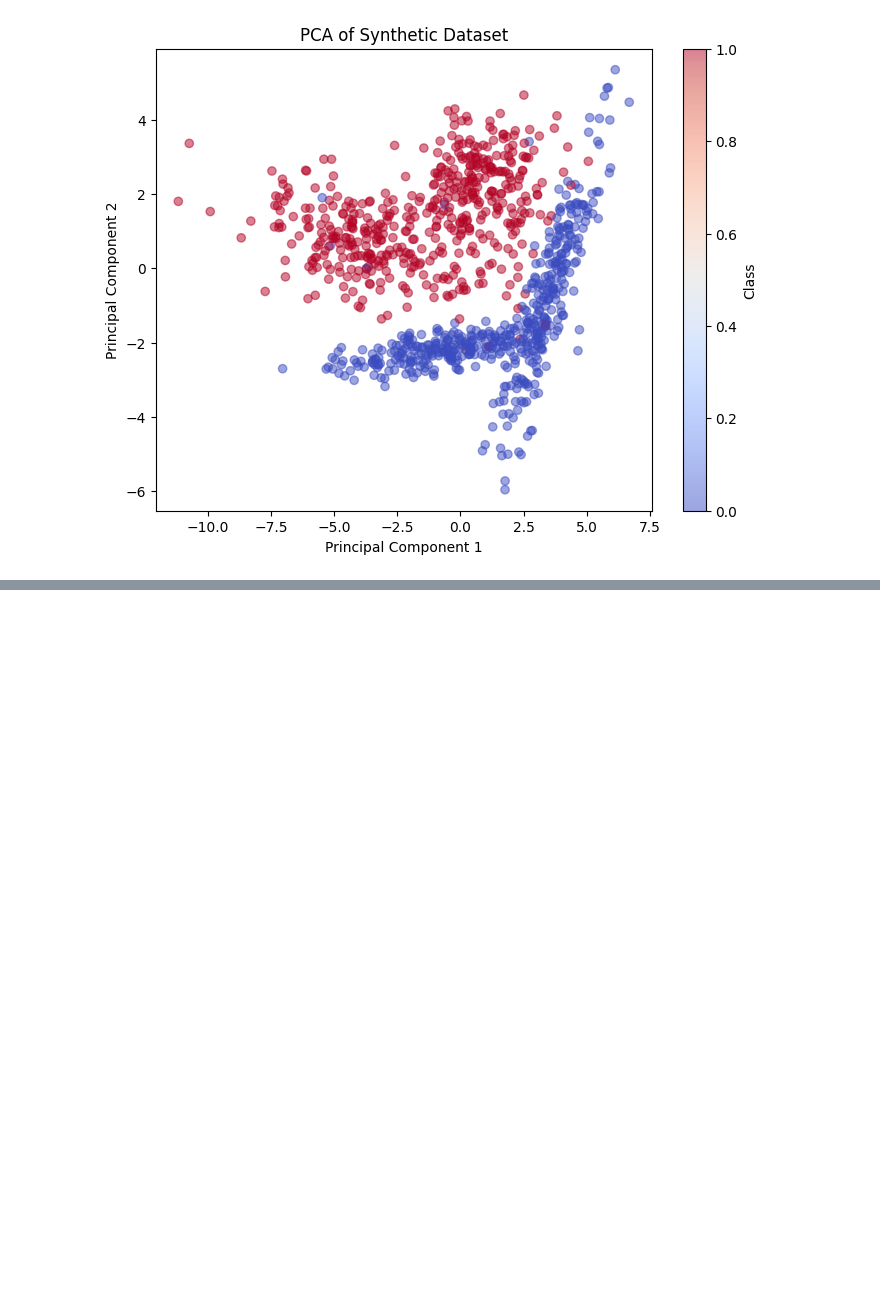
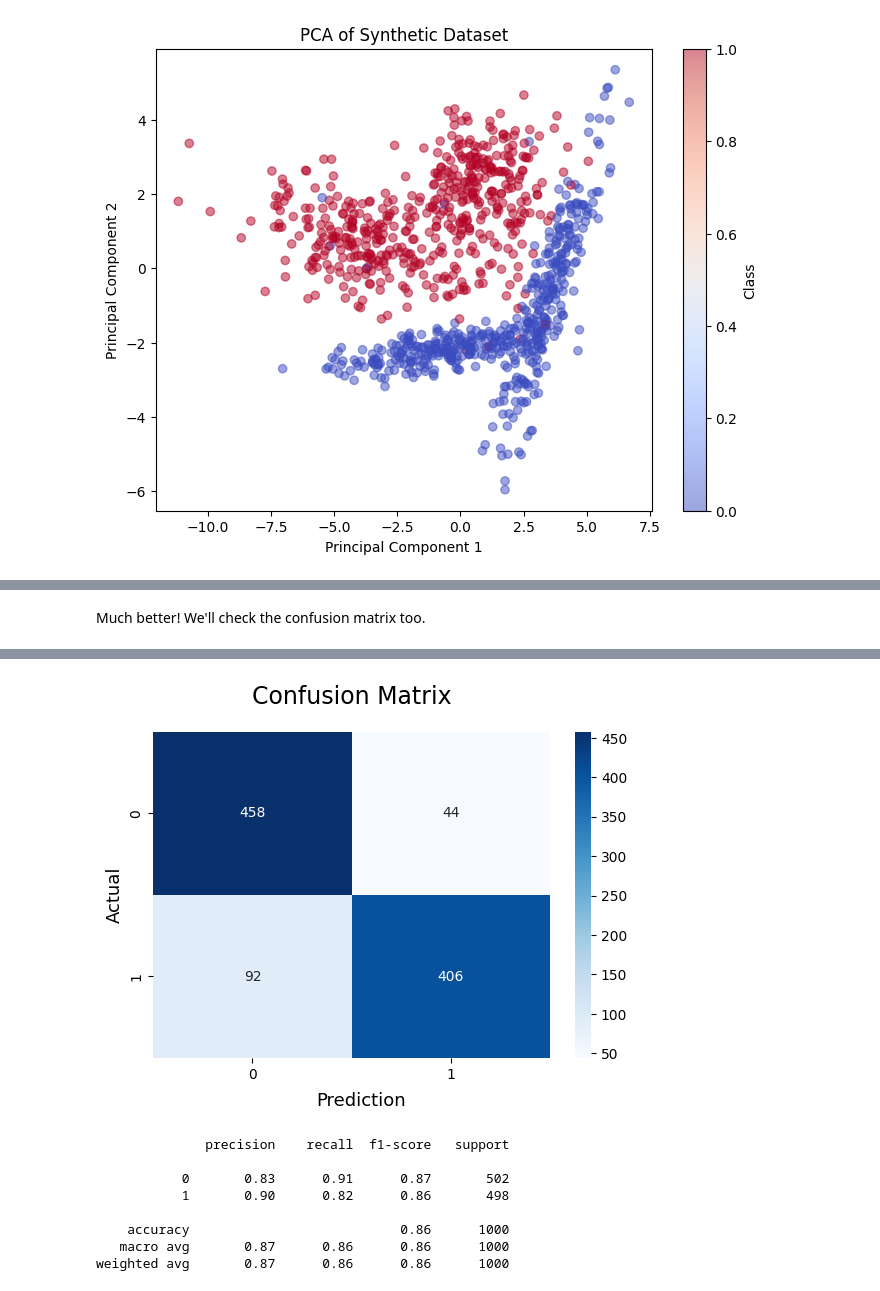
Before and after one commit to Callowlock/BinaryCrossEntropyExample, a Jupyter notebook: BinaryCrossEntropyExamples.ipynb, the cells around one changed output, grey strips where cells are left out. Drawn from its saved outputs; the diff is of its cells as text; code cells hidden in the pictures; blank space fills up the shorter version.

```diff
--- a/BinaryCrossEntropyExamples.ipynb
+++ b/BinaryCrossEntropyExamples.ipynb
@@ -38,0 +309,21 @@ Neat, it looks like there is a clear distinction between classes.
+# %%
+# We'll just use the same X, y vectors as before.
+model = tf.keras.Sequential([
+    tf.keras.layers.Dense(16, activation = 'relu', input_shape = (X_train.shape[1],)),
+    tf.keras.layers.Dense(8, activation = 'relu'),
+    tf.keras.layers.Dense(1, activation='sigmoid')
+])
+
+start_time = time.time()
+model.compile(optimizer='adam', loss='binary_crossentropy', metrics = ['accuracy'])
+
+history = model.fit(X_train, y_train,
+                    epochs=20,
+                    batch_size=32,
+                    validation_split=0.2,
+                    class_weight=class_weights,
+                    verbose=0)
+
+loss, accuracy = model.evaluate(X_test, y_test)
+print("Test Loss:", loss)
+print("Test Accuracy:", accuracy)
@@ -38,0 +345,21 @@ Neat, it looks like there is a clear distinction between classes.
+# %% [markdown]
+Much better! We'll check the confusion matrix too.
+# %%
+y_pred_prob = model.predict(X_balanced_test)
+y_pred = (y_pred_prob >=.5).astype(int)
+
+
+
+
+cm = confusion_matrix(y_balanced_test, y_pred)
+
+sns.heatmap(cm, annot=True,fmt='g', xticklabels=classes, yticklabels= classes, cmap = plt.cm.Blues)
+plt.ylabel('Actual', fontsize=13)
+plt.title('Confusion Matrix', fontsize=17, pad=20)
+plt.gca().xaxis.set_label_position('bottom')
+plt.gca().xaxis.tick_bottom()
+plt.gca().figure.subplots_adjust(bottom=0.2)
+plt.gca().figure.text(0.45, 0.1, 'Prediction', ha='center', fontsize=13)
+plt.show()
+print(classification_report(y_pred=y_pred, y_true =y_balanced_test, labels=classes, zero_division=0))
+# %% [output]
@@ -38,0 +367,9 @@ Neat, it looks like there is a clear distinction between classes.
+[figure, added]
+              precision    recall  f1-score   support
+
+           0       0.83      0.91      0.87       502
+           1       0.90      0.82      0.86       498
+
+    accuracy                           0.86      1000
+   macro avg       0.87      0.86      0.86      1000
+weighted avg       0.87      0.86      0.86      1000
```
Also changed, not shown: parts of 35 cells of this notebook.
